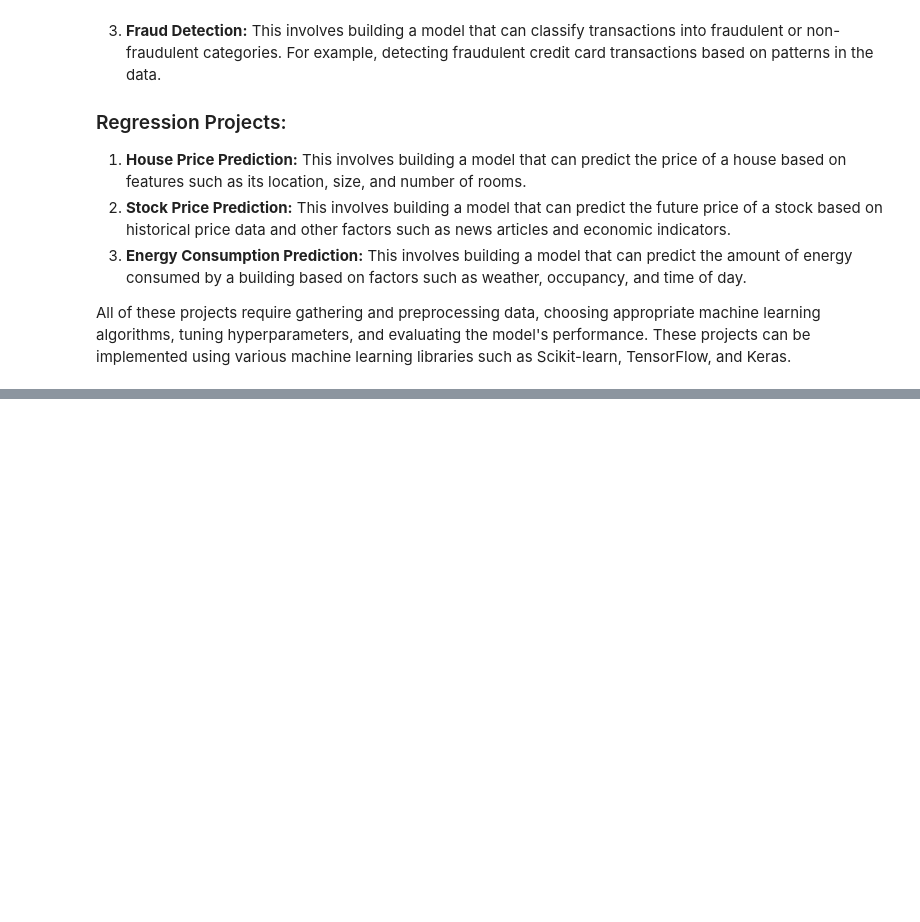
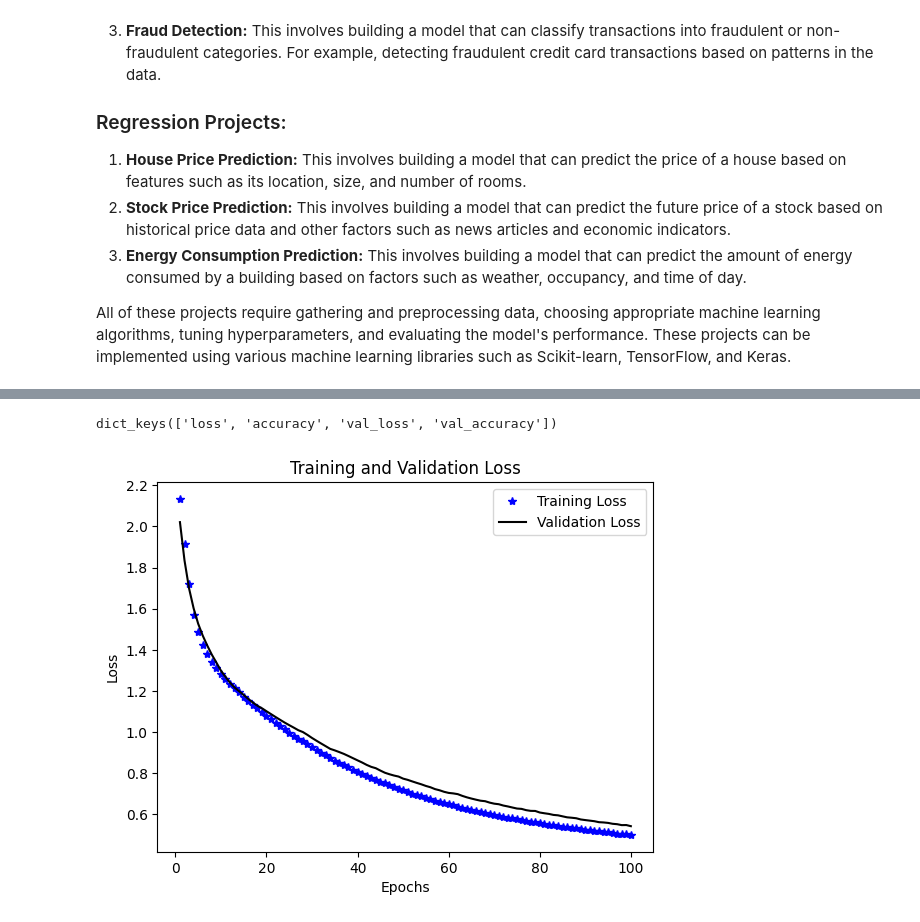
Before and after one commit to Hassanmustafa786/Deep-Learning-BWF-Hafiz-Hassan-Mustafa, a Jupyter notebook: Task20 - (Introduction to Keras, Example Projects on Classification and Regression).ipynb, the cells around one changed output, grey strips where cells are left out. Drawn from its saved outputs; the diff is of its cells as text; code cells hidden in the pictures; blank space fills up the shorter version.

```diff
--- a/Task20 - (Introduction to Keras, Example Projects on Classification and Regression).ipynb
+++ b/Task20 - (Introduction to Keras, Example Projects on Classification and Regression).ipynb
@@ -143,0 +171,10 @@ train_labels[4]
+# %%
+# Define the model architecture
+model = keras.models.Sequential([keras.layers.Dense(10, activation='relu', input_shape=(4,)),
+                                 keras.layers.Dense(3, activation='softmax')])
+# %%
+# Compile the model
+model.compile(loss='categorical_crossentropy', optimizer='adam', metrics=['accuracy'])
+# %%
+# Train the model
+history = model.fit(x_train, y_train, epochs=100, batch_size=16, validation_split=0.2)
@@ -143,0 +206,21 @@ train_labels[4]
+# %%
+history_dict = history.history
+history_dict.keys()
+# %% [output]
+dict_keys(['loss', 'accuracy', 'val_loss', 'val_accuracy'])
+# %%
+loss_value = history_dict['loss']
+val_loss_values = history_dict['val_loss']
+acc = history_dict['accuracy']
+val_acc = history_dict['val_accuracy']
+epochs = range(1, len(acc) + 1)
+plt.plot(epochs, loss_value, 'b*', label='Training Loss')
+plt.plot(epochs, val_loss_values, 'black', label='Validation Loss')
+plt.title('Training and Validation Loss')
+plt.xlabel('Epochs')
+plt.ylabel('Loss')
+plt.rcParams['figure.facecolor'] = 'white'
+plt.legend()
+plt.show()
+# %% [output]
+[figure, added]
```
Also changed, not shown: parts of 55 cells of this notebook, 1 other file.
